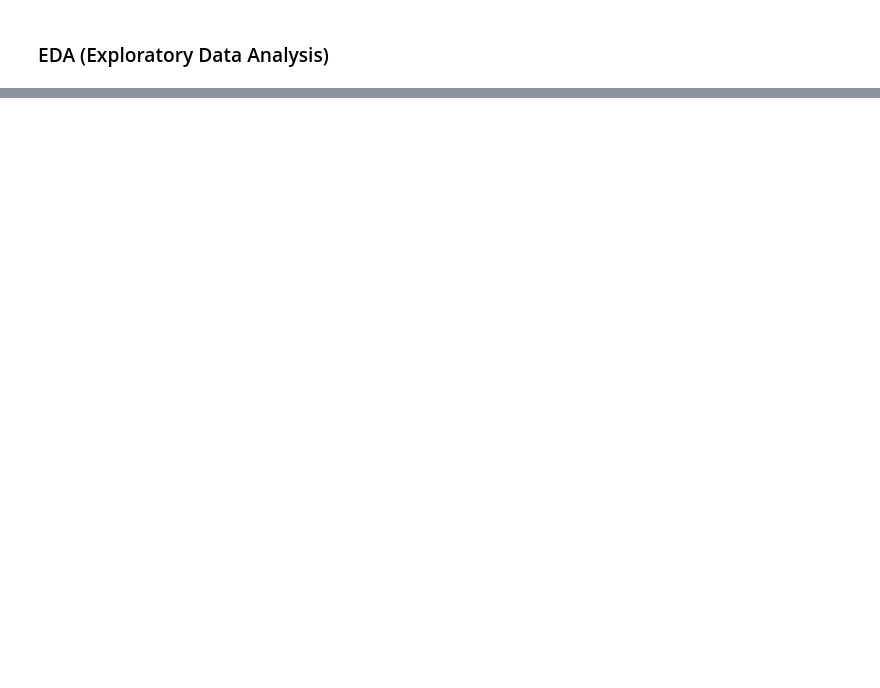
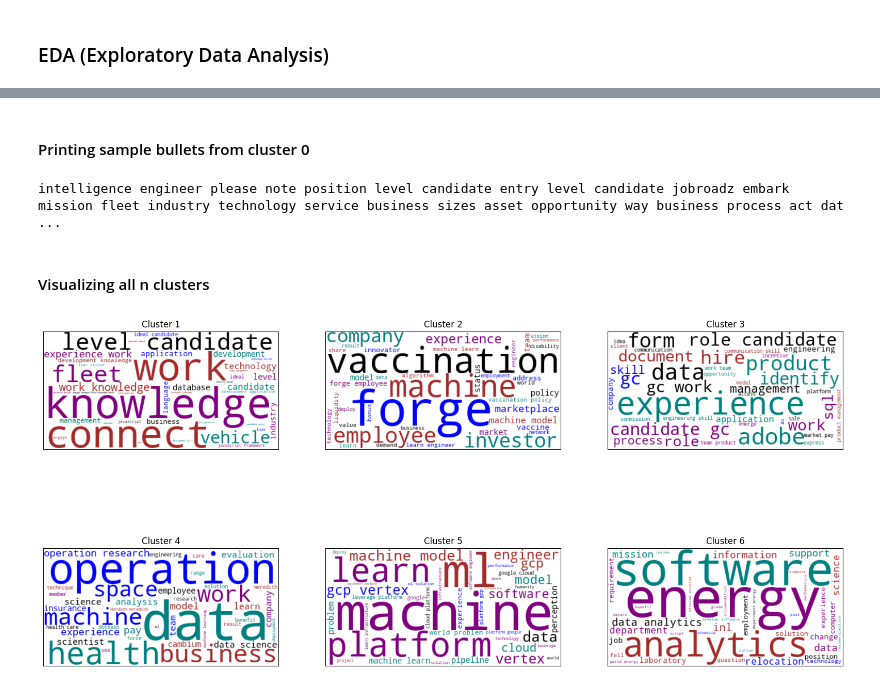
Before and after one commit to Z-Source-Code/Resume-Screener, a Jupyter notebook: notebooks/Data Analysis_v2.ipynb, the cells around one changed output, grey strips where cells are left out. Saved outputs shown, nothing was run; the diff lists cells and outputs as text; code cells hidden in the pictures; blank space fills up the shorter version.

```diff
--- a/notebooks/Data Analysis_v2.ipynb
+++ b/notebooks/Data Analysis_v2.ipynb
@@ -38,2 +2,0 @@ Going forward with these columns for the following reasons:
-# %%
-df = df[['Job Title','Job Description','City','State','Country','Company Name']]
@@ -432,0 +873,24 @@ array(['Business Analyst with Adobe Experience Manager (AEM) experience',
+# %%
+from sklearn.cluster import KMeans
+
+np.random.seed(0)
+
+def compute_cluster_groups(shrunk_norm_matrix, k, skills):
+  """Computes the cluster groups for the given matrix.
+
+  Args:
+      shrunk_norm_matrix (np.array): Matrix of TF-IDF values.
+      k (int): Number of clusters.
+      skills (list): List of skills.
+  Returns: Clusters of the given cluster groups
+  """
+  cluster_model = KMeans(n_clusters=k)
+  clusters = cluster_model.fit_predict(shrunk_norm_matrix)
+  df = pd.DataFrame({'Index': range(clusters.size), 'Cluster': clusters, 'skills': skills})
+  return [df_cluster for _, df_cluster in df.groupby('Cluster')]
+
+cluster_groups = compute_cluster_groups(shrunk_norm_matrix, 6, total_skills)
+# %%
+for cluster in cluster_groups:
+  print('length', len(cluster))
+  # print(cluster)
@@ -432,0 +938,35 @@ array(['Business Analyst with Adobe Experience Manager (AEM) experience',
+# %% [markdown]
+#### Printing sample bullets from cluster 0
+# %%
+np.random.seed(1)
+def print_cluster_sample(cluster_id):
+  df_cluster = cluster_groups[cluster_id]
+  for bullet in np.random.choice(df_cluster['skills'].values, 1, replace=False):
+    print(bullet)
+
+print_cluster_sample(0)
+# %% [output]
+intelligence engineer please note position level candidate entry level candidate jobroadz embark mission fleet industry technology service business sizes asset opportunity way business process act dat ...
+# %% [markdown]
+#### Visualizing all n clusters
+# %%
+def plot_wordcloud_grid(cluster_groups, num_rows=2, num_cols=3, fig_size=(10, 25), **kwargs):
+    figure, axes = plt.subplots(num_rows, num_cols, figsize=fig_size)
+    cluster_groups_copy = cluster_groups[:]
+    for r in range(num_rows):
+        for c in range(num_cols):
+            if not cluster_groups_copy:
+                break
+
+            df_cluster = cluster_groups_copy.pop(0)
+            wordcloud_image = cluster_to_image(df_cluster, **kwargs)
+            ax = axes[r][c]
+            ax.imshow(wordcloud_image, interpolation='bilinear')
+            ax.set_title(f'Cluster {df_cluster.Cluster.iloc[0] + 1}')
+            ax.set_xticks([])
+            ax.set_yticks([])
+
+plot_wordcloud_grid(cluster_groups, fig_size=(20, 10))
+plt.show()
+# %% [output]
+[figure, added]
```
Also changed, not shown: parts of 106 cells of this notebook, 2 other files.
